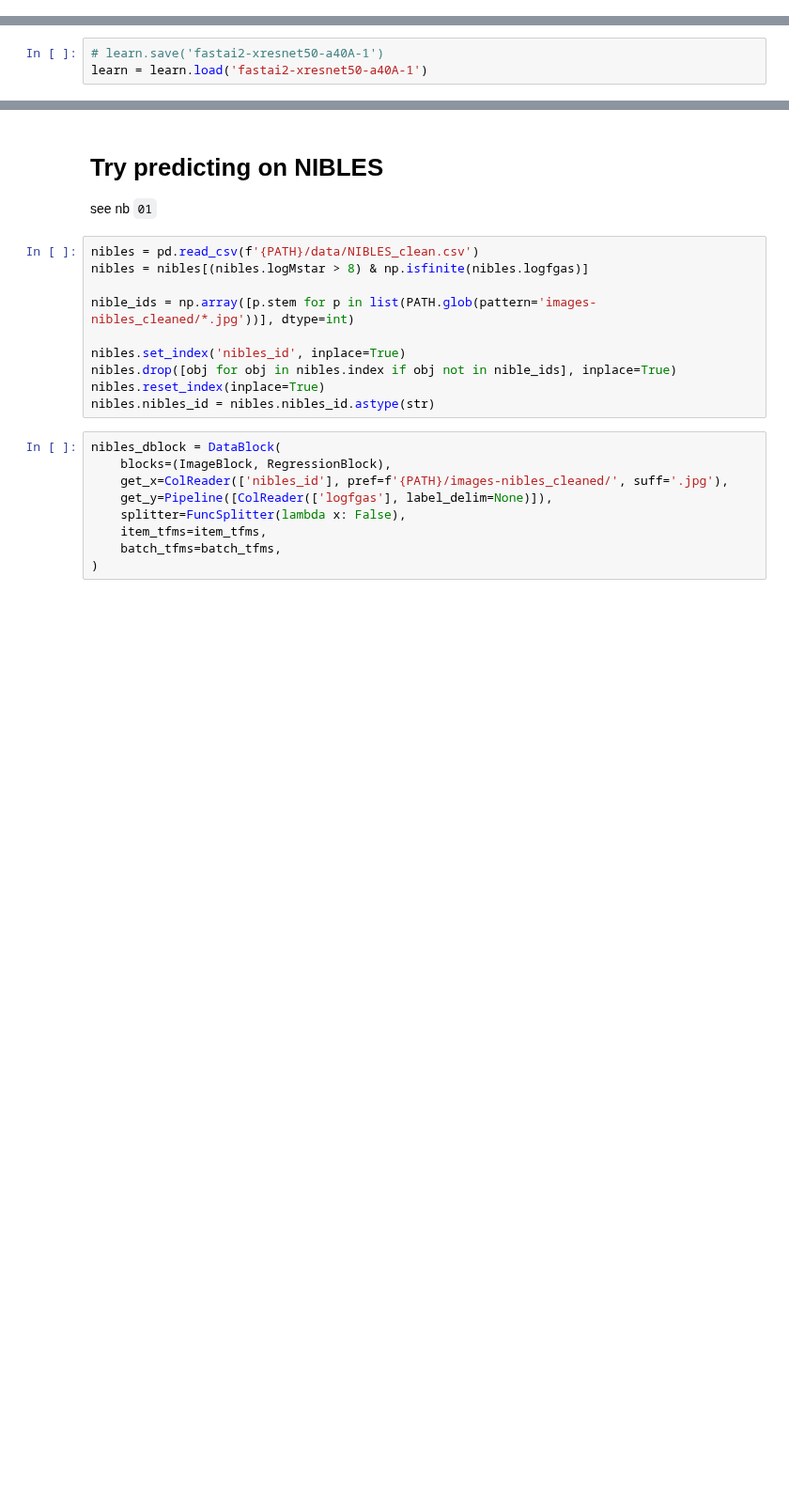
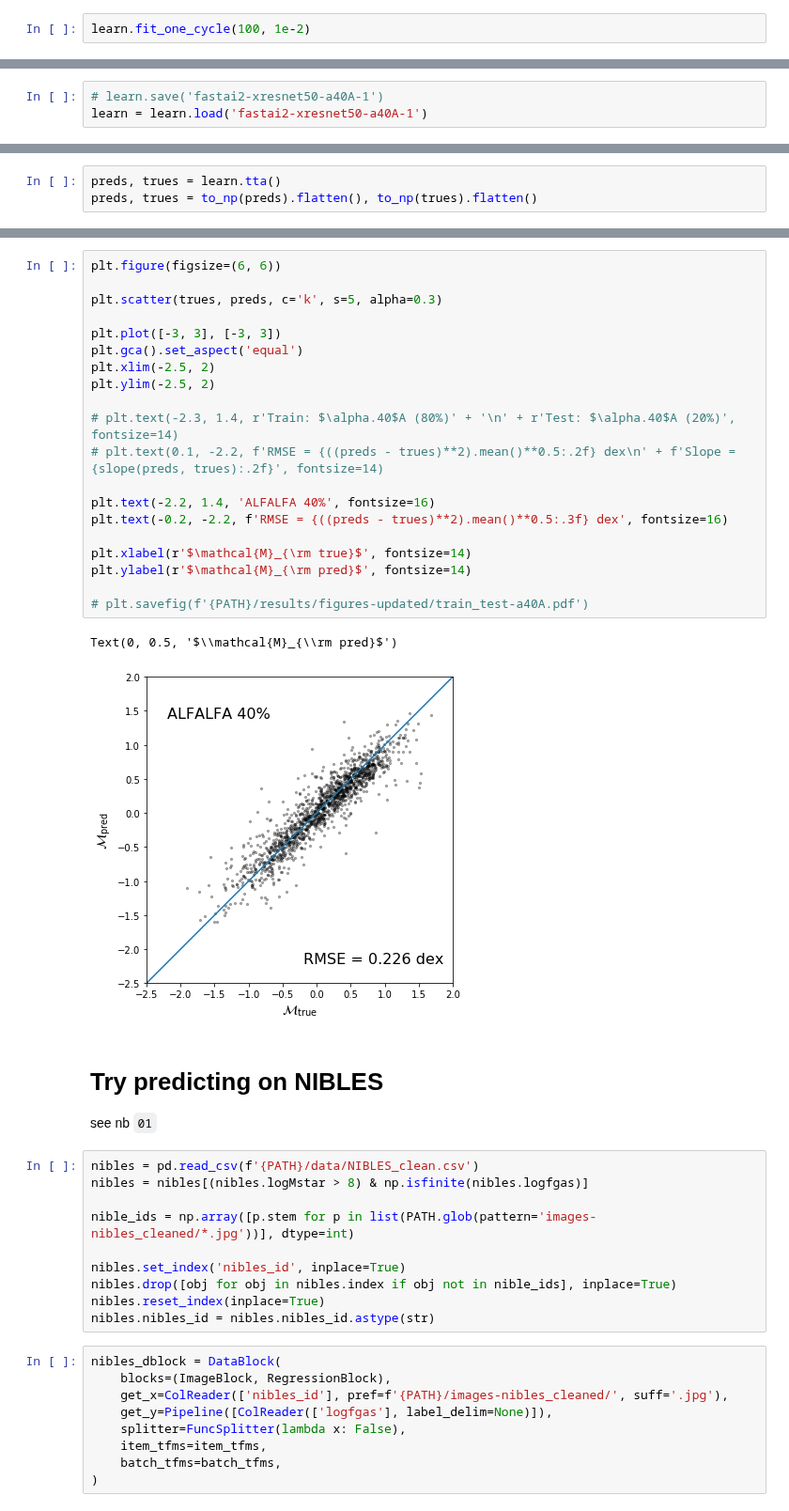
Before and after one commit to jwuphysics/HI-convnets, a Jupyter notebook: notebook/updates/90. Using fastai2 and newer architectures.ipynb, the cells around one changed output, grey strips where cells are left out. Shown at 94% size. Cells and saved outputs as stored; diff of their text form; blank space fills up the shorter version.

```diff
--- a/notebook/updates/90. Using fastai2 and newer architectures.ipynb
+++ b/notebook/updates/90. Using fastai2 and newer architectures.ipynb
@@ -117,0 +103,2 @@ KeyboardInterrupt:
+# %%
+learn.fit_one_cycle(100, 1e-2)
@@ -120,0 +133,3 @@ learn = learn.load('fastai2-xresnet50-a40A-1')
+# %%
+preds, trues = learn.tta()
+preds, trues = to_np(preds).flatten(), to_np(trues).flatten()
@@ -121,3 +139,26 @@ learn = learn.load('fastai2-xresnet50-a40A-1')
+# %%
+plt.figure(figsize=(6, 6))
+
+plt.scatter(trues, preds, c='k', s=5, alpha=0.3)
+
+plt.plot([-3, 3], [-3, 3])
+plt.gca().set_aspect('equal')
+plt.xlim(-2.5, 2)
+plt.ylim(-2.5, 2)
+
+# plt.text(-2.3, 1.4, r'Train: $\alpha.40$A (80%)' + '\n' + r'Test: $\alpha.40$A (20%)', fontsize=14)
+# plt.text(0.1, -2.2, f'RMSE = {((preds - trues)**2).mean()**0.5:.2f} dex\n' + f'Slope = {slope(preds, trues):.2f}', fontsize=14)
+
+plt.text(-2.2, 1.4, 'ALFALFA 40%', fontsize=16)
+plt.text(-0.2, -2.2, f'RMSE = {((preds - trues)**2).mean()**0.5:.3f} dex', fontsize=16)
+
+plt.xlabel(r'$\mathcal{M}_{\rm true}$', fontsize=14)
+plt.ylabel(r'$\mathcal{M}_{\rm pred}$', fontsize=14)
+
+# plt.savefig(f'{PATH}/results/figures-updated/train_test-a40A.pdf')
+# %% [output]
+Text(0, 0.5, '$\\mathcal{M}_{\\rm pred}$')
+[figure, added]
 # %% [markdown]
 # Try predicting on NIBLES
 see nb `01`
```
Also changed, not shown: parts of 8 cells of this notebook.
